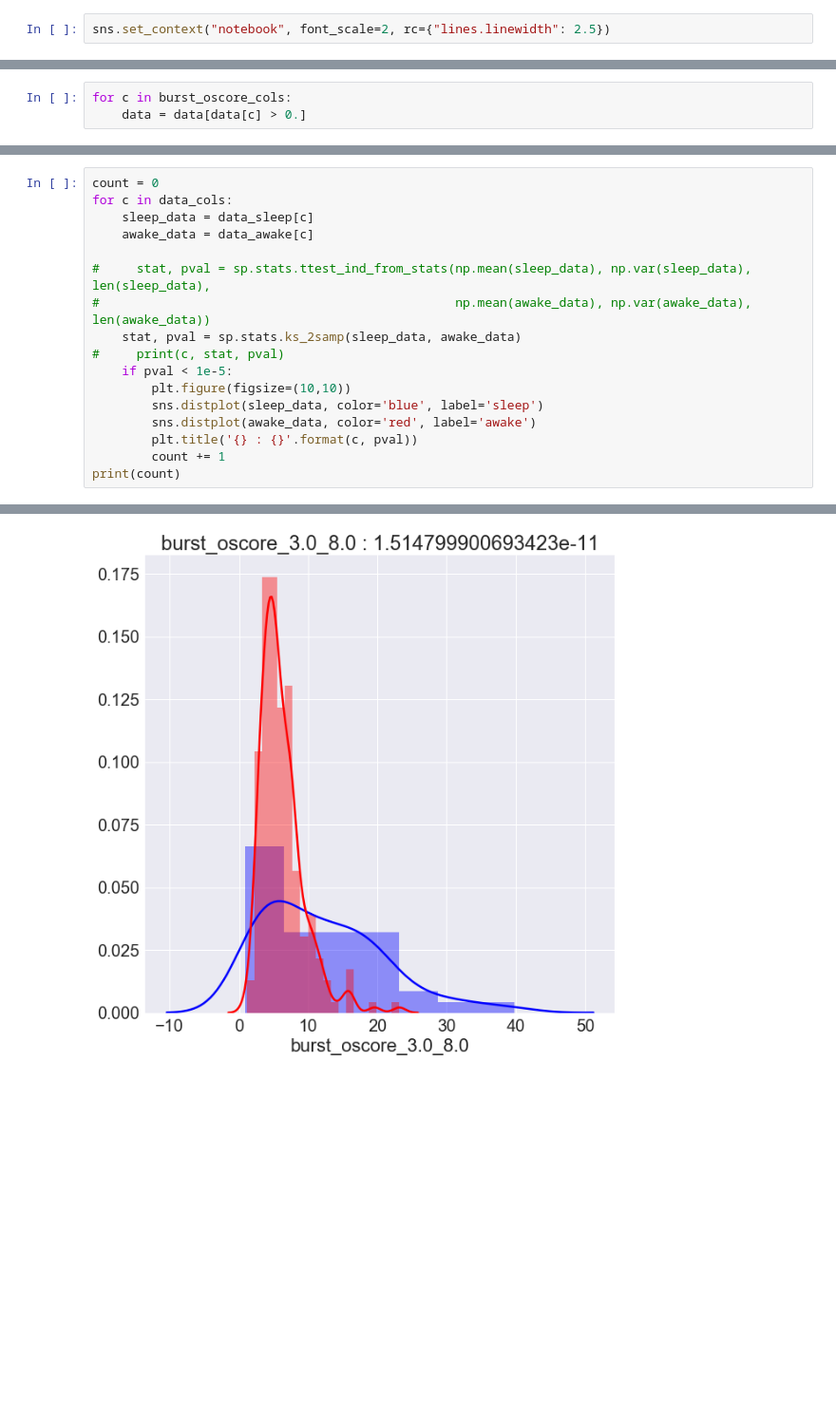
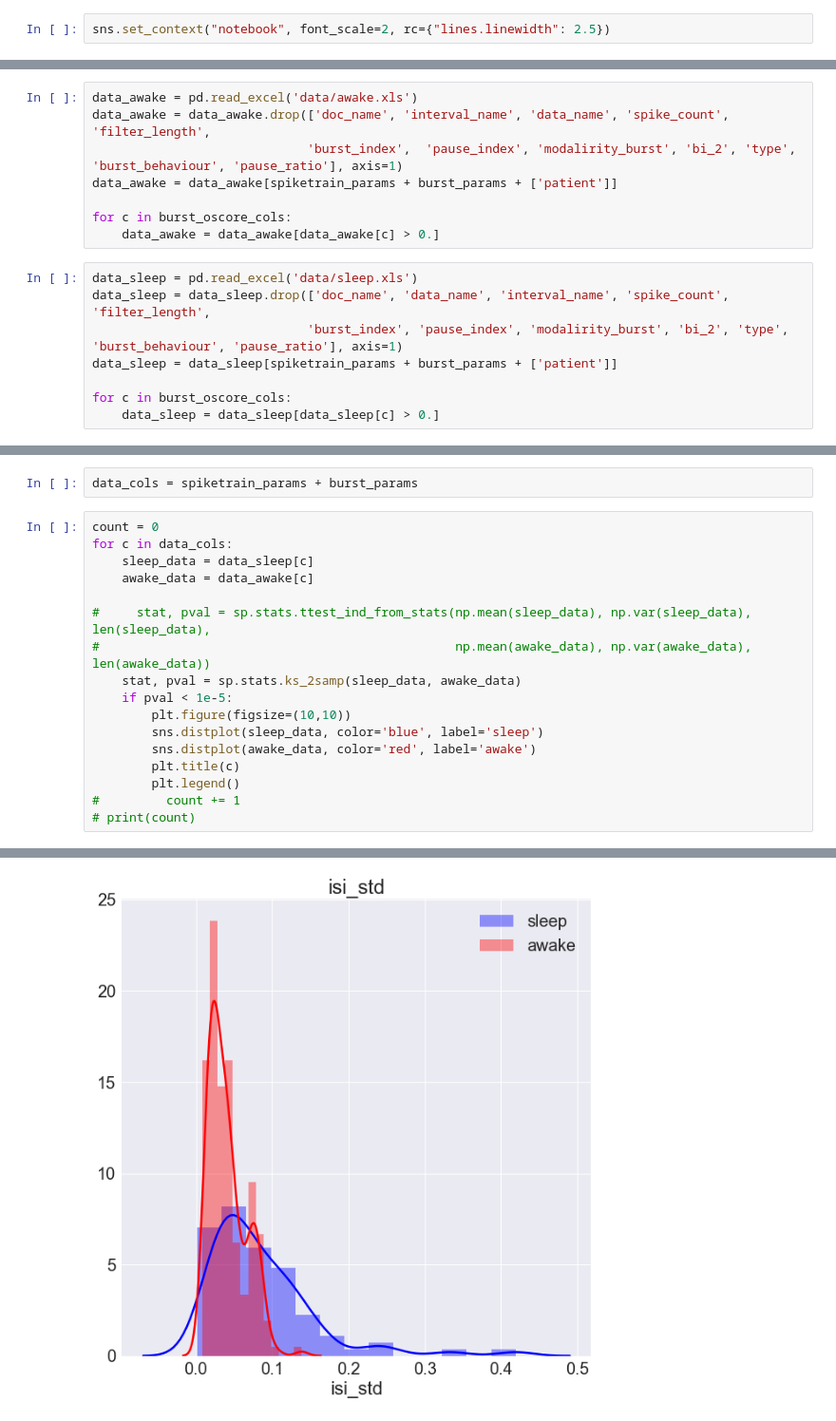
Before and after one commit to Vlad0922/neurophysiology, a Jupyter notebook: awake_vs_sleep/compare_sleep_spontan.ipynb, the cells around one changed output, grey strips where cells are left out. Shown at 95% size. Saved outputs shown, nothing was run; the diff lists cells and outputs as text; blank space fills up the shorter version.

```diff
--- a/awake_vs_sleep/compare_sleep_spontan.ipynb
+++ b/awake_vs_sleep/compare_sleep_spontan.ipynb
@@ -65,3 +34,19 @@ plt.title('Awake')
+# %%
+data_awake = pd.read_excel('data/awake.xls')
+data_awake = data_awake.drop(['doc_name', 'interval_name', 'data_name', 'spike_count', 'filter_length',
+                             'burst_index',  'pause_index', 'modalirity_burst', 'bi_2', 'type', 'burst_behaviour', 'pause_ratio'], axis=1)
+data_awake = data_awake[spiketrain_params + burst_params + ['patient']]
+
+for c in burst_oscore_cols:
+    data_awake = data_awake[data_awake[c] > 0.]
+# %%
+data_sleep = pd.read_excel('data/sleep.xls')
+data_sleep = data_sleep.drop(['doc_name', 'data_name', 'interval_name', 'spike_count', 'filter_length',
+                             'burst_index', 'pause_index', 'modalirity_burst', 'bi_2', 'type', 'burst_behaviour', 'pause_ratio'], axis=1)
+data_sleep = data_sleep[spiketrain_params + burst_params + ['patient']]
+
+for c in burst_oscore_cols:
+    data_sleep = data_sleep[data_sleep[c] > 0.]
 # %%
 data_sleep['awake'] = 0
 data_awake['awake'] = 1
@@ -74,3 +62,0 @@ patients = data['patient']
-# %%
-for c in burst_oscore_cols:
-    data = data[data[c] > 0.]
@@ -162,3 +174,5 @@ data_cols = ['burst_mean', 'burst_oscore_12.0_20.0', 'burst_oscore_20.0_30.0',
+# %%
+data_cols = spiketrain_params + burst_params
 # %%
 count = 0
 for c in data_cols:
@@ -168,12 +182,12 @@ for c in data_cols:
 #     stat, pval = sp.stats.ttest_ind_from_stats(np.mean(sleep_data), np.var(sleep_data), len(sleep_data),
 #                                                np.mean(awake_data), np.var(awake_data), len(awake_data))
     stat, pval = sp.stats.ks_2samp(sleep_data, awake_data)
-#     print(c, stat, pval)
     if pval < 1e-5:
         plt.figure(figsize=(10,10))
         sns.distplot(sleep_data, color='blue', label='sleep')
         sns.distplot(awake_data, color='red', label='awake')
-        plt.title('{} : {}'.format(c, pval))
-        count += 1
-print(count)
+        plt.title(c)
+        plt.legend()
+#         count += 1
+# print(count)
 # %% [output]
@@ -183 +196 @@ print(count)
-[figure, old version]
+[figure, new version]
```
Also changed, not shown: parts of 28 cells of this notebook.
